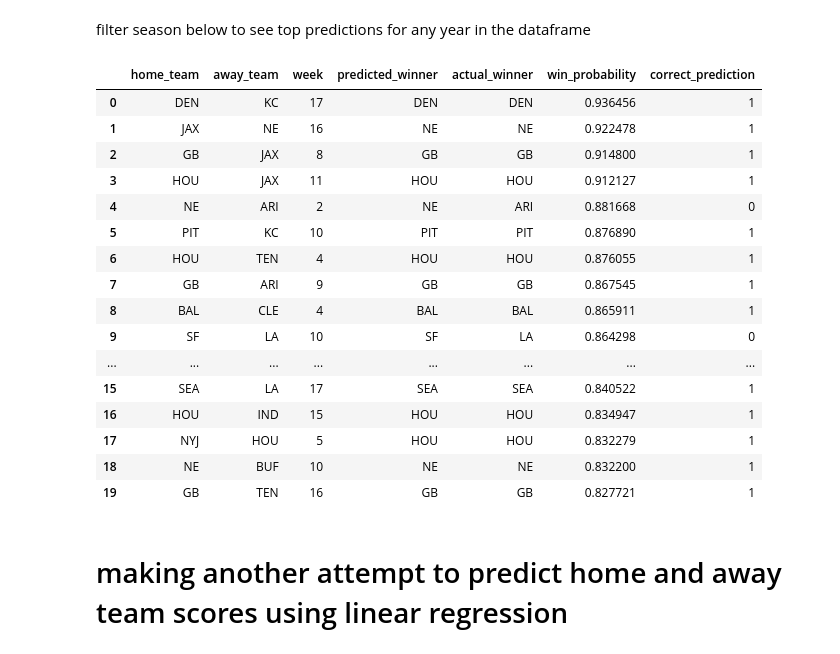
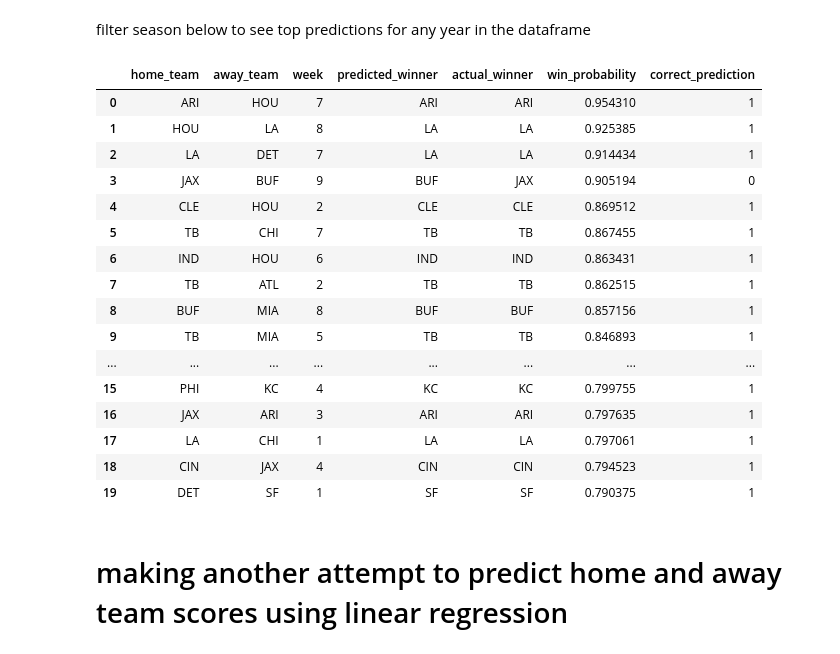
Before and after one commit to tcjurgens/NFL-Analytics-Project, a Jupyter notebook: machine learning/modified_machine_learning.ipynb, the cells around one changed output. Drawn from its saved outputs; the diff is of its cells as text; code cells hidden in the pictures.

```diff
--- a/machine learning/modified_machine_learning.ipynb
+++ b/machine learning/modified_machine_learning.ipynb
@@ -149,8 +141,8 @@ target = 'home_team_win'
 # %% [markdown]
 selecting season to test
 # %%
-X = df.loc[df['season'] != 2012, features].values
-y = df.loc[df['season'] != 2012, target].values
+X = df.loc[df['season'] != 2021, features].values
+y = df.loc[df['season'] != 2021, target].values
 # %%
 clf = LogisticRegression(solver='lbfgs', max_iter=500)
 clf.fit(X, y)
@@ -170,38 +162,38 @@ Neg log loss: -0.6112813056521944
 # %% [markdown]
 filter season below to see top predictions for any year in the dataframe
 # %%
-data_2021 = df.loc[(df['season'] == 2012)].assign(
+data_2021 = df.loc[(df['season'] == 2021)].assign(
     predicted_winner = lambda x: clf.predict(x[features]),
     home_team_win_probability = lambda x: clf.predict_proba(x[features])[:, 1]
 )\
 [['home_team', 'away_team', 'week', 'predicted_winner', 'home_team_win_probability', 'home_team_win']]
 
 data_2021['actual_winner'] = data_2021.apply(lambda x: x.home_team if x.home_team_win else x.away_team, axis=1)
 data_2021['predicted_winner'] = data_2021.apply(lambda x: x.home_team if x.predicted_winner == 1 else x.away_team, axis=1)
 data_2021['win_probability'] = data_2021.apply(lambda x: x.home_team_win_probability if x.predicted_winner == x.home_team else 1 - x.home_team_win_probability, axis=1)
 data_2021['correct_prediction'] = (data_2021['predicted_winner'] == data_2021['actual_winner']).astype(int)
 
 data_2021 = data_2021.drop(columns=['home_team_win_probability', 'home_team_win'])
 
 data_2021.sort_values(by='win_probability', ascending=False).reset_index(drop=True).head(20)
 # %% [output]
 |  | home_team | away_team | week | predicted_winner | actual_winner | win_probability | correct_prediction |
-| 0 | DEN | KC | 17 | DEN | DEN | 0.936456 | 1 |
-| 1 | JAX | NE | 16 | NE | NE | 0.922478 | 1 |
-| 2 | GB | JAX | 8 | GB | GB | 0.914800 | 1 |
-| 3 | HOU | JAX | 11 | HOU | HOU | 0.912127 | 1 |
-| 4 | NE | ARI | 2 | NE | ARI | 0.881668 | 0 |
-| 5 | PIT | KC | 10 | PIT | PIT | 0.876890 | 1 |
-| 6 | HOU | TEN | 4 | HOU | HOU | 0.876055 | 1 |
-| 7 | GB | ARI | 9 | GB | GB | 0.867545 | 1 |
-| 8 | BAL | CLE | 4 | BAL | BAL | 0.865911 | 1 |
-| 9 | SF | LA | 10 | SF | LA | 0.864298 | 0 |
+| 0 | ARI | HOU | 7 | ARI | ARI | 0.954310 | 1 |
+| 1 | HOU | LA | 8 | LA | LA | 0.925385 | 1 |
+| 2 | LA | DET | 7 | LA | LA | 0.914434 | 1 |
+| 3 | JAX | BUF | 9 | BUF | JAX | 0.905194 | 0 |
+| 4 | CLE | HOU | 2 | CLE | CLE | 0.869512 | 1 |
+| 5 | TB | CHI | 7 | TB | TB | 0.867455 | 1 |
+| 6 | IND | HOU | 6 | IND | IND | 0.863431 | 1 |
+| 7 | TB | ATL | 2 | TB | TB | 0.862515 | 1 |
+| 8 | BUF | MIA | 8 | BUF | BUF | 0.857156 | 1 |
+| 9 | TB | MIA | 5 | TB | TB | 0.846893 | 1 |
 | ... | ... | ... | ... | ... | ... | ... | ... |
-| 15 | SEA | LA | 17 | SEA | SEA | 0.840522 | 1 |
-| 16 | HOU | IND | 15 | HOU | HOU | 0.834947 | 1 |
-| 17 | NYJ | HOU | 5 | HOU | HOU | 0.832279 | 1 |
-| 18 | NE | BUF | 10 | NE | NE | 0.832200 | 1 |
-| 19 | GB | TEN | 16 | GB | GB | 0.827721 | 1 |
+| 15 | PHI | KC | 4 | KC | KC | 0.799755 | 1 |
+| 16 | JAX | ARI | 3 | ARI | ARI | 0.797635 | 1 |
+| 17 | LA | CHI | 1 | LA | LA | 0.797061 | 1 |
+| 18 | CIN | JAX | 4 | CIN | CIN | 0.794523 | 1 |
+| 19 | DET | SF | 1 | SF | SF | 0.790375 | 1 |
 # %% [markdown]
 # making another attempt to predict home and away team scores using linear regression
 # %%
```
Also changed, not shown: parts of 18 cells of this notebook, 1 other file.
